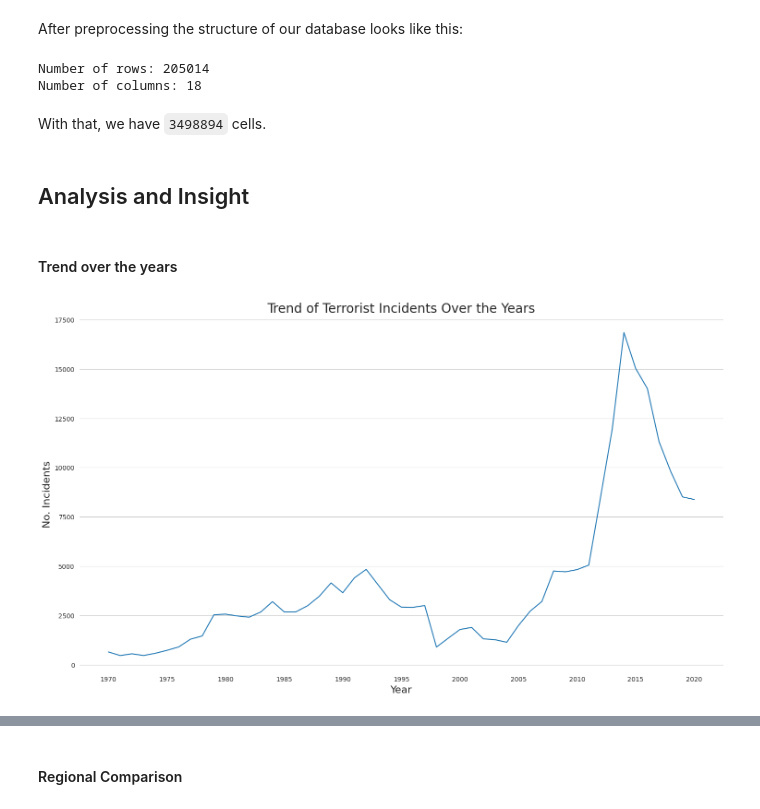
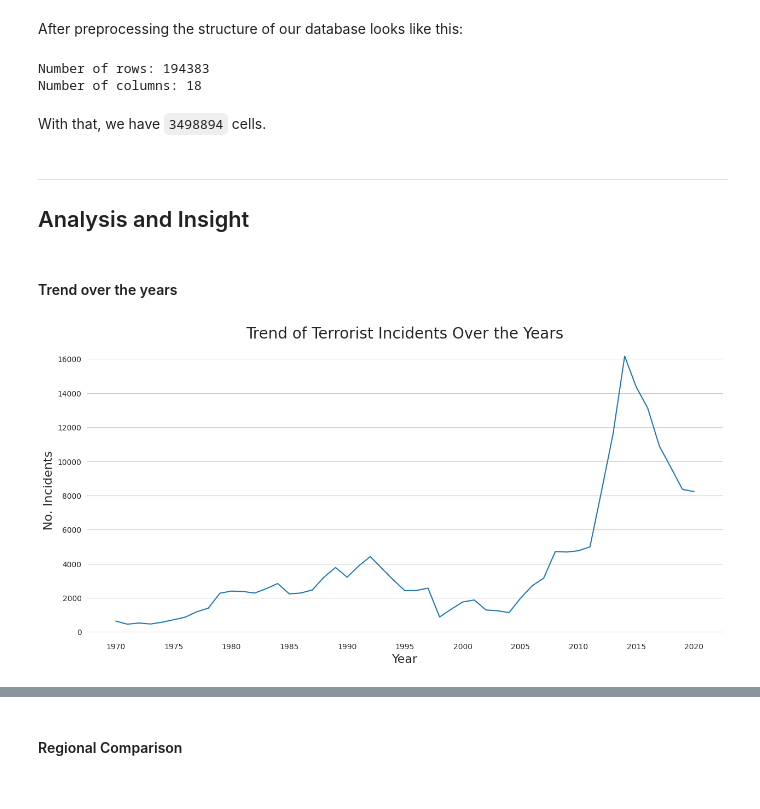
Before and after one commit to 0xShun/Exoloratory-Data-Analysis-on-Terrorism-hotspots-in-the-philippines, a Jupyter notebook: analysisv2.ipynb, the cells around one changed output, grey strips where cells are left out. Cells and saved outputs as stored; diff of their text form; code cells hidden in the pictures.

```diff
--- a/analysisv2.ipynb
+++ b/analysisv2.ipynb
@@ -49,17 +60,12 @@ From the output above, we can see that some columns have null values while 11 co
 # %%
-# Drop rows with missing latitude and longitude
+# Code to clean up the duplicates and standardize columns
 df = df.dropna(subset=['latitude', 'longitude'])
 
-# Fill missing values for fatalities and injuries with 0
-df['nkill'] = df['nkill'].fillna(0)
-df['nwound'] = df['nwound'].fillna(0)
+df.loc[:, 'nkill'] = df['nkill'].fillna(0)
+df.loc[:, 'nwound'] = df['nwound'].fillna(0)
+df.loc[:, 'targsubtype1_txt'] = df['targsubtype1_txt'].fillna('Unknown')
+df.loc[:, 'natlty1_txt'] = df['natlty1_txt'].fillna('Unknown')
 
-# Fill missing categorical values with 'Unknown'
-df['targsubtype1_txt'] = df['targsubtype1_txt'].fillna('Unknown')
-df['natlty1_txt'] = df['natlty1_txt'].fillna('Unknown')
-
-# Remove duplicate rows
 df = df.drop_duplicates()
 
-# Standardize text columns
-df['attacktype1_txt'] = df['attacktype1_txt'].str.lower().str.strip()
+df.loc[:, 'attacktype1_txt'] = df['attacktype1_txt'].str.lower().str.strip()
@@ -87,42 +76,35 @@ row, column = df.shape
 print(f"Number of rows: {row}")
 print(f"Number of columns: {column}")
 # %% [output]
-Number of rows: 205014
+Number of rows: 194383
 Number of columns: 18
 # %% [markdown]
 With that, we have `3498894` cells.
 # %% [markdown]
+
+
+---
+
+
 ## Analysis and Insight
 # %% [markdown]
 #### Trend over the years
 # %%
 import seaborn as sns
 import matplotlib.pyplot as plt
 
 yearly_trends = df.groupby('iyear').size().reset_index(name='incidents')
-
-# Custom style settings
 custom = {
     "axes.edgecolor": "white",
     "grid.linestyle": "solid",
 }
 sns.set_style('whitegrid', rc=custom)
-
-# Increase the figure width to make room for more year intervals
-plt.figure(figsize=(18, 10))  # Increased the width of the figure to fit more years
-
-# Create the line plot
+plt.figure(figsize=(15, 7))
 sns.lineplot(data=yearly_trends, x='iyear', y='incidents')
-
-# Adjust x-axis tick labels to show intervals of 5 years
 plt.xticks(ticks=range(yearly_trends['iyear'].min(), yearly_trends['iyear'].max() + 1, 5))
-
-# Title and labels
 plt.title('Trend of Terrorist Incidents Over the Years', fontsize=20)
 plt.xlabel('Year', fontsize=16)
 plt.ylabel('No. Incidents', fontsize=16)
-
-# Add grid lines for clarity
 plt.grid(axis='x')
 # %% [output]
-[figure, old version]
+[figure, new version]
```
Also changed, not shown: parts of 20 cells of this notebook, 11 other files.
